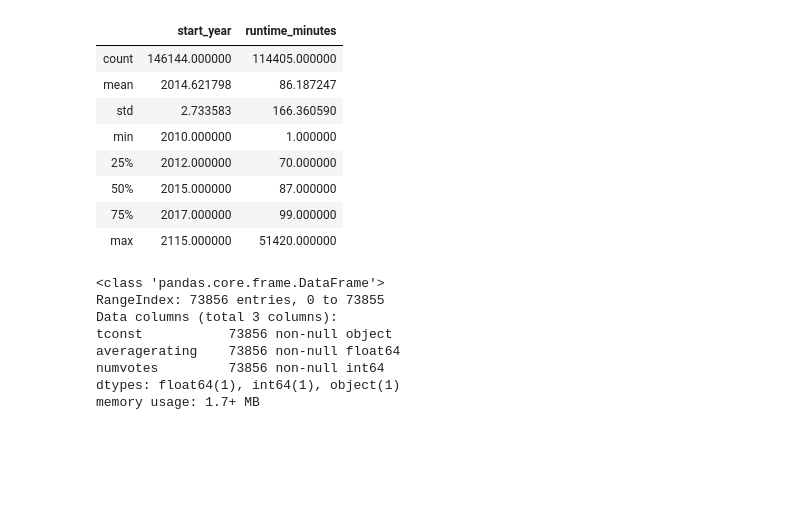
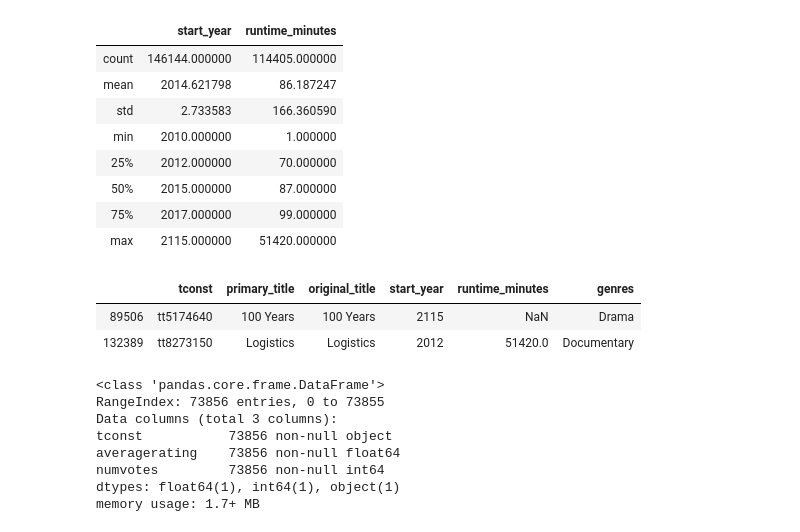
Before and after one commit to toopster/dsc-mod-1-project-v2-1-online-ds-sp-000, a Jupyter notebook: discovery.ipynb, the cells around one changed output. Cells and saved outputs as stored; diff of their text form; code cells hidden in the pictures; blank space fills up the shorter version.

```diff
--- a/discovery.ipynb
+++ b/discovery.ipynb
@@ -211,6 +225,13 @@ df_imdb_titles.describe()
 | 50% | 2015.000000 | 87.000000 |
 | 75% | 2017.000000 | 99.000000 |
 | max | 2115.000000 | 51420.000000 |
+# %%
+df_imdb_titles = df_imdb_titles[(df_imdb_titles['start_year'] == 2115) | (df_imdb_titles['runtime_minutes'] == 51420)]
+df_imdb_titles.head()
+# %% [output]
+|  | tconst | primary_title | original_title | start_year | runtime_minutes | genres |
+| 89506 | tt5174640 | 100 Years | 100 Years | 2115 | NaN | Drama |
+| 132389 | tt8273150 | Logistics | Logistics | 2012 | 51420.0 | Documentary |
 # %%
 # Importing the Average Ratings data from IMDb for brief inspection
 df_imdb_ratings = pd.read_csv('zippedData/imdb.title.ratings.csv.gz', compression='gzip', header=0)
```
Also changed, not shown: parts of 2 cells of this notebook.
